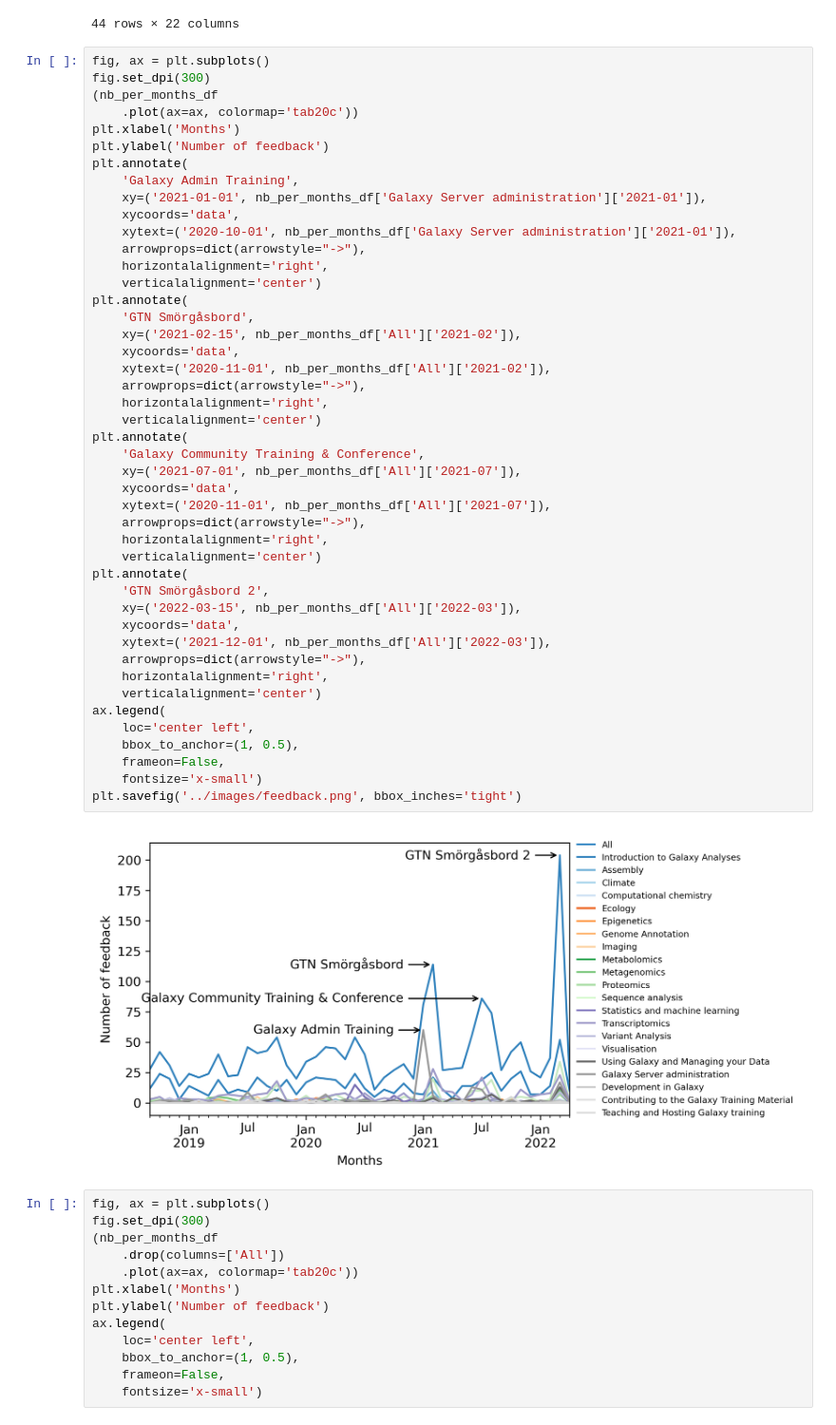
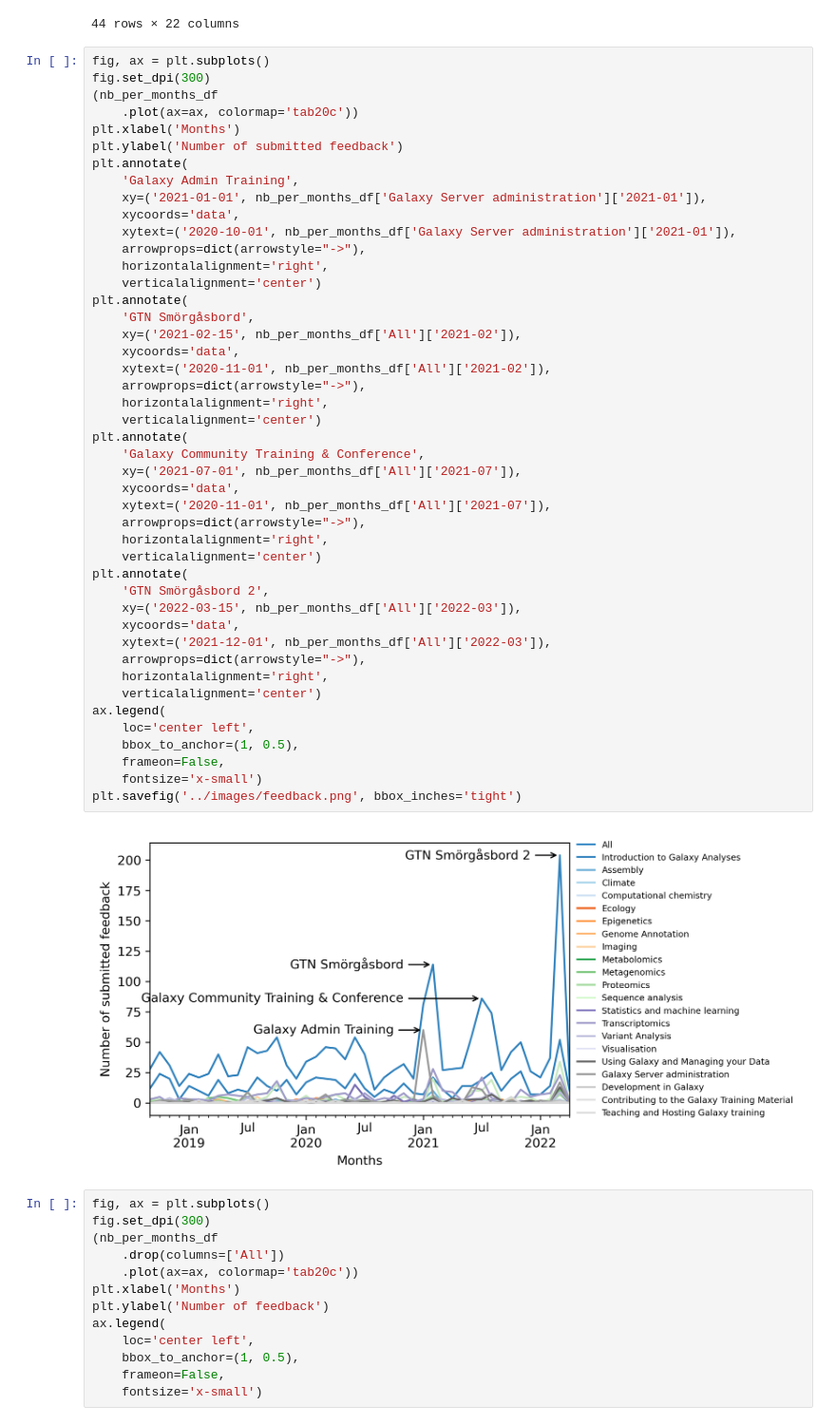
Before and after one commit to galaxyproject/GTN-community-paper-2020, a Jupyter notebook: src/analyze_feedback.ipynb, the cells around one changed output. Shown at 95% size. Drawn from its saved outputs; the diff is of its cells as text.

```diff
--- a/src/analyze_feedback.ipynb
+++ b/src/analyze_feedback.ipynb
@@ -209,7 +210,7 @@ fig.set_dpi(300)
 (nb_per_months_df
     .plot(ax=ax, colormap='tab20c'))
 plt.xlabel('Months')
-plt.ylabel('Number of feedback')
+plt.ylabel('Number of submitted feedback')
 plt.annotate(
     'Galaxy Admin Training',
     xy=('2021-01-01', nb_per_months_df['Galaxy Server administration']['2021-01']),
@@ -222,34 +223,34 @@ plt.annotate(
     'GTN Smörgåsbord',
     xy=('2021-02-15', nb_per_months_df['All']['2021-02']),
     xycoords='data',
     xytext=('2020-11-01', nb_per_months_df['All']['2021-02']),
     arrowprops=dict(arrowstyle="->"),
     horizontalalignment='right',
     verticalalignment='center')
 plt.annotate(
     'Galaxy Community Training & Conference',
     xy=('2021-07-01', nb_per_months_df['All']['2021-07']),
     xycoords='data',
     xytext=('2020-11-01', nb_per_months_df['All']['2021-07']),
     arrowprops=dict(arrowstyle="->"),
     horizontalalignment='right',
     verticalalignment='center')
 plt.annotate(
     'GTN Smörgåsbord 2',
     xy=('2022-03-15', nb_per_months_df['All']['2022-03']),
     xycoords='data',
     xytext=('2021-12-01', nb_per_months_df['All']['2022-03']),
     arrowprops=dict(arrowstyle="->"),
     horizontalalignment='right',
     verticalalignment='center')
 ax.legend(
     loc='center left',
     bbox_to_anchor=(1, 0.5),
     frameon=False,
     fontsize='x-small')
 plt.savefig('../images/feedback.png', bbox_inches='tight')
 # %% [output]
-[figure, old version]
+[figure, new version]
 # %%
 fig, ax = plt.subplots()
 fig.set_dpi(300)
```
Also changed, not shown: parts of 3 cells of this notebook, 16 other files.
